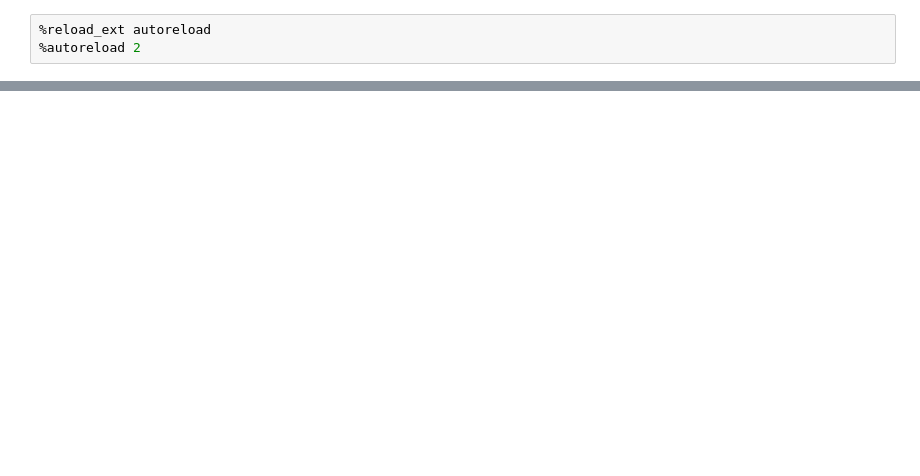
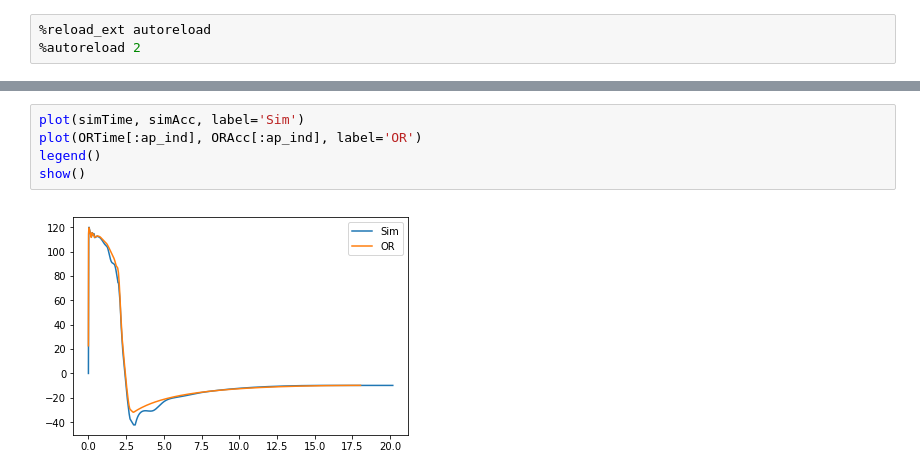
Before and after one commit to UCSC-Rocket-Club/ADAS, a Jupyter notebook: RunSimulation.ipynb, the cells around one changed output, grey strips where cells are left out. Saved outputs shown, nothing was run; the diff lists cells and outputs as text; blank space fills up the shorter version.

```diff
--- a/RunSimulation.ipynb
+++ b/RunSimulation.ipynb
@@ -45,0 +71,7 @@ simAcc = df['acceleration'].astype(np.float).values.tolist()
+# %%
+plot(simTime, simAcc, label='Sim')
+plot(ORTime[:ap_ind], ORAcc[:ap_ind], label='OR')
+legend()
+show()
+# %% [output]
+[figure, added]
```
Also changed, not shown: parts of 4 cells of this notebook, 5 other files.
